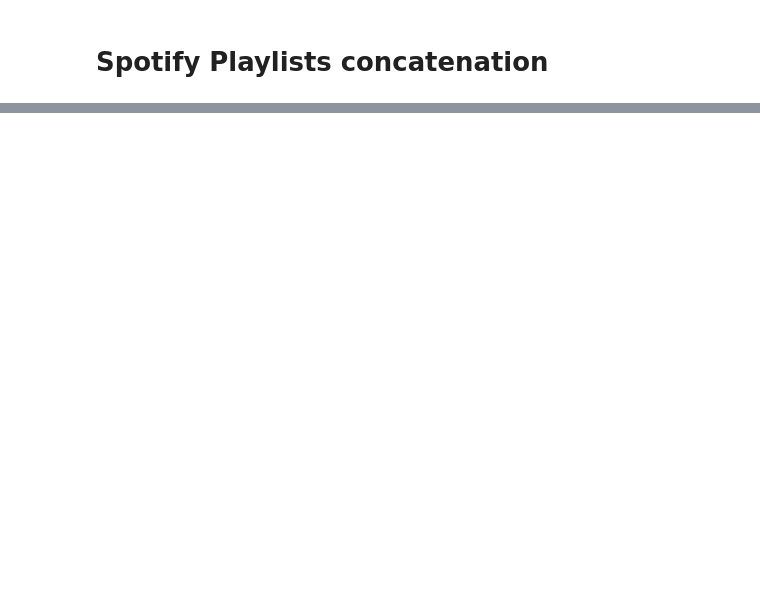
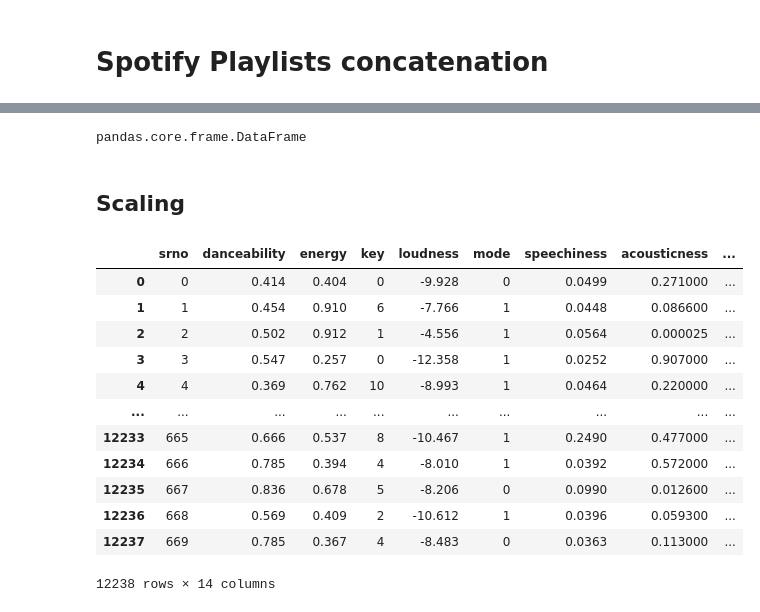
Before and after one commit to shushak/Song-Recommender-Project, a Jupyter notebook: Spotify concatenation.ipynb, the cells around one changed output, grey strips where cells are left out. Cells and saved outputs as stored; diff of their text form; code cells hidden in the pictures; blank space fills up the shorter version.

```diff
--- a/Spotify concatenation.ipynb
+++ b/Spotify concatenation.ipynb
@@ -55,0 +85,6 @@ df
+# %%
+type(df)
+# %% [output]
+pandas.core.frame.DataFrame
+# %% [markdown]
+## Scaling
@@ -55,0 +94,16 @@ df
+# %%
+X
+# %% [output]
+|  | srno | danceability | energy | key | loudness | mode | speechiness | acousticness | ... |
+| 0 | 0 | 0.414 | 0.404 | 0 | -9.928 | 0 | 0.0499 | 0.271000 | ... |
+| 1 | 1 | 0.454 | 0.910 | 6 | -7.766 | 1 | 0.0448 | 0.086600 | ... |
+| 2 | 2 | 0.502 | 0.912 | 1 | -4.556 | 1 | 0.0564 | 0.000025 | ... |
+| 3 | 3 | 0.547 | 0.257 | 0 | -12.358 | 1 | 0.0252 | 0.907000 | ... |
+| 4 | 4 | 0.369 | 0.762 | 10 | -8.993 | 1 | 0.0464 | 0.220000 | ... |
+| ... | ... | ... | ... | ... | ... | ... | ... | ... | ... |
+| 12233 | 665 | 0.666 | 0.537 | 8 | -10.467 | 1 | 0.2490 | 0.477000 | ... |
+| 12234 | 666 | 0.785 | 0.394 | 4 | -8.010 | 1 | 0.0392 | 0.572000 | ... |
+| 12235 | 667 | 0.836 | 0.678 | 5 | -8.206 | 0 | 0.0990 | 0.012600 | ... |
+| 12236 | 668 | 0.569 | 0.409 | 2 | -10.612 | 1 | 0.0396 | 0.059300 | ... |
+| 12237 | 669 | 0.785 | 0.367 | 4 | -8.483 | 0 | 0.0363 | 0.113000 | ... |
+12238 rows × 14 columns
```
Also changed, not shown: parts of 24 cells of this notebook, 6 other files.
